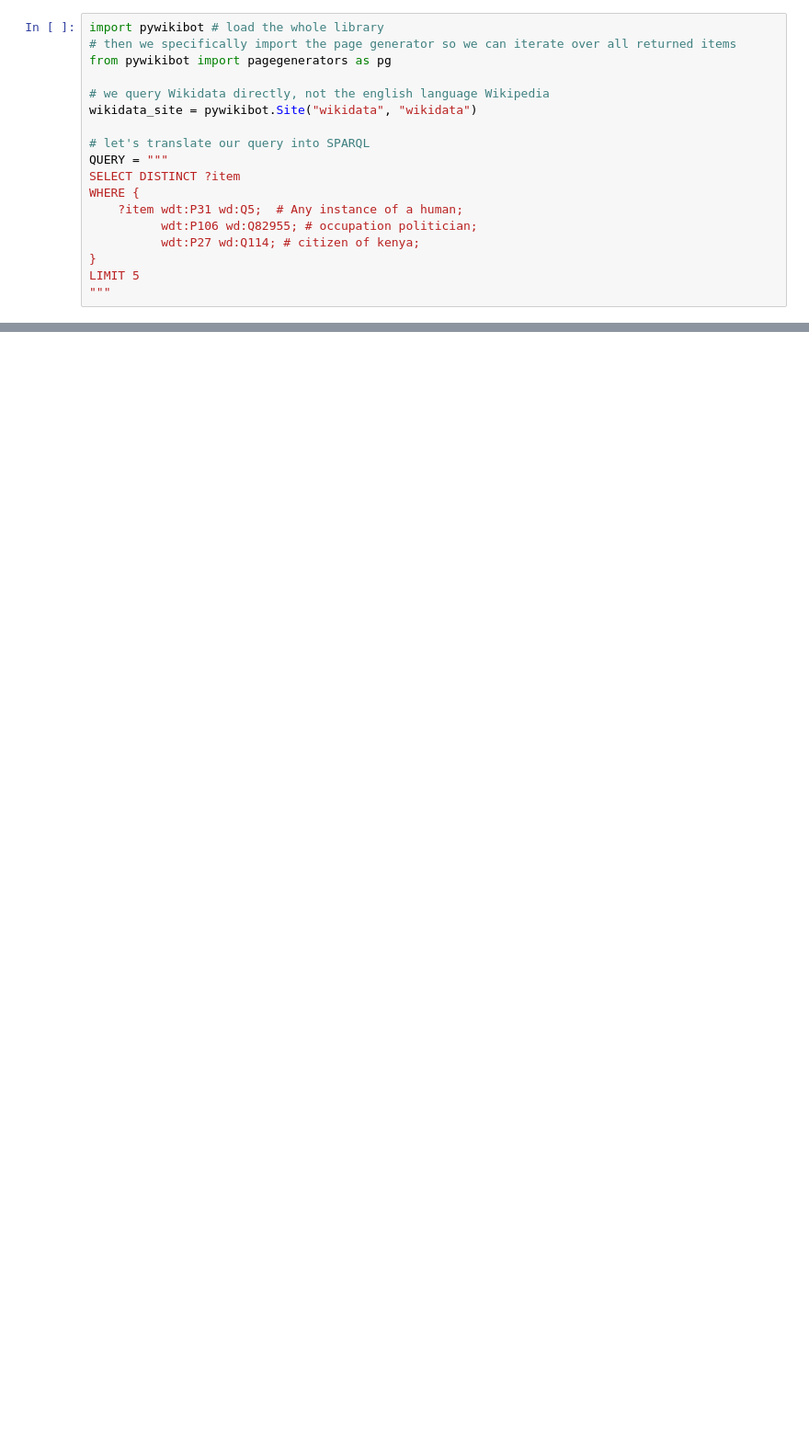
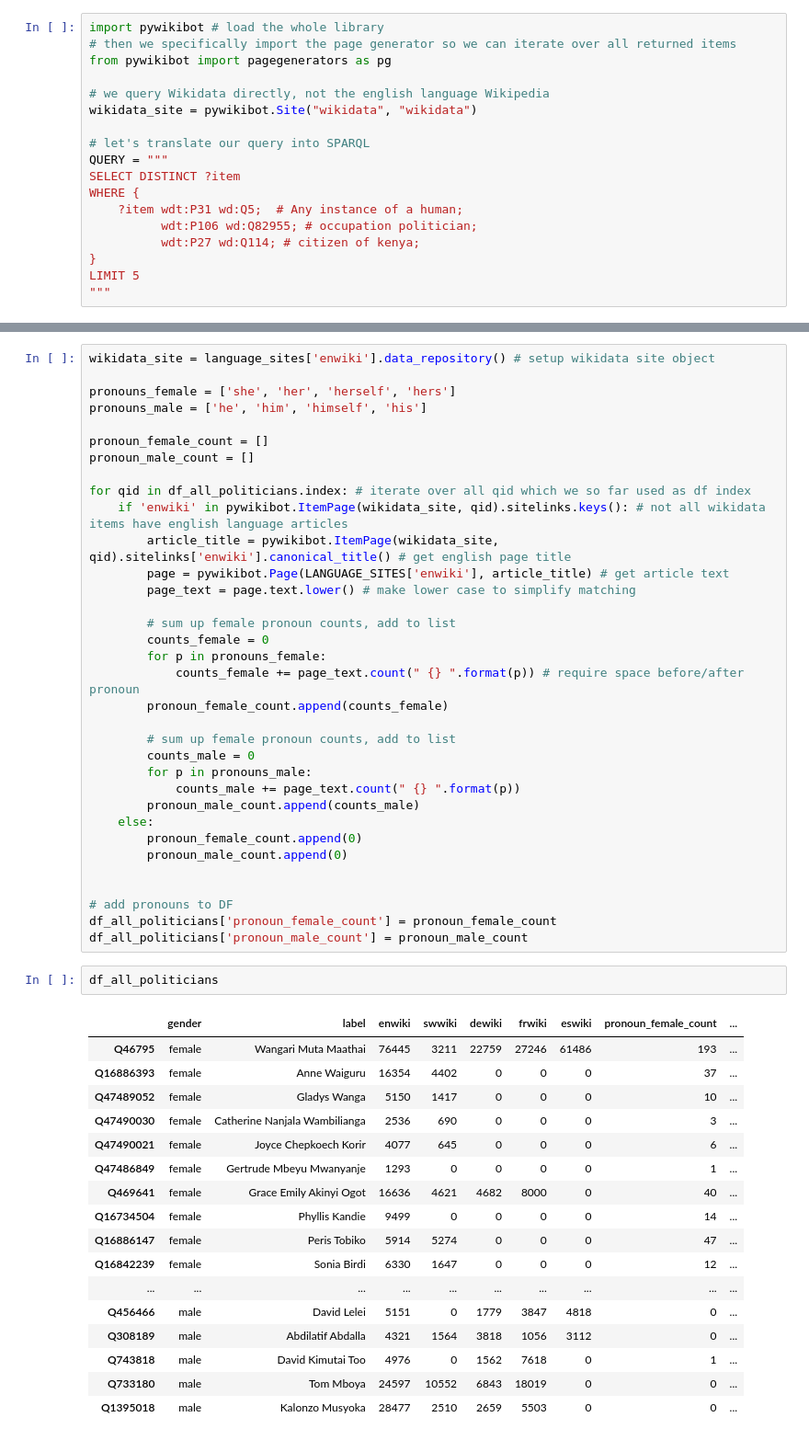
Before and after one commit to citizensandtech/sicss-wikipedia, a Jupyter notebook: 03-wikidata.fr.ipynb, the cells around one changed output, grey strips where cells are left out. Shown at 92% size. Saved outputs shown, nothing was run; the diff lists cells and outputs as text; blank space fills up the shorter version.

```diff
--- a/03-wikidata.fr.ipynb
+++ b/03-wikidata.fr.ipynb
@@ -117,0 +541,54 @@ And as you see in the `sitelinks`, Wikidata also returns the cross-links to othe
+# %%
+wikidata_site = language_sites['enwiki'].data_repository() # setup wikidata site object
+
+pronouns_female = ['she', 'her', 'herself', 'hers']
+pronouns_male = ['he', 'him', 'himself', 'his']
+
+pronoun_female_count = []
+pronoun_male_count = []
+
+for qid in df_all_politicians.index: # iterate over all qid which we so far used as df index
+    if 'enwiki' in pywikibot.ItemPage(wikidata_site, qid).sitelinks.keys(): # not all wikidata items have english language articles
+        article_title = pywikibot.ItemPage(wikidata_site, qid).sitelinks['enwiki'].canonical_title() # get english page title
+        page = pywikibot.Page(LANGUAGE_SITES['enwiki'], article_title) # get article text
+        page_text = page.text.lower() # make lower case to simplify matching
+
+        # sum up female pronoun counts, add to list
+        counts_female = 0
+        for p in pronouns_female:
+            counts_female += page_text.count(" {} ".format(p)) # require space before/after pronoun
+        pronoun_female_count.append(counts_female)
+
+        # sum up female pronoun counts, add to list
+        counts_male = 0
+        for p in pronouns_male:
+            counts_male += page_text.count(" {} ".format(p))
+        pronoun_male_count.append(counts_male)
+    else:
+        pronoun_female_count.append(0)
+        pronoun_male_count.append(0)
+
+
+# add pronouns to DF
+df_all_politicians['pronoun_female_count'] = pronoun_female_count
+df_all_politicians['pronoun_male_count'] = pronoun_male_count
+# %%
+df_all_politicians
+# %% [output]
+|  | gender | label | enwiki | swwiki | dewiki | frwiki | eswiki | pronoun_female_count | ... |
+| Q46795 | female | Wangari Muta Maathai | 76445 | 3211 | 22759 | 27246 | 61486 | 193 | ... |
+| Q16886393 | female | Anne Waiguru | 16354 | 4402 | 0 | 0 | 0 | 37 | ... |
+| Q47489052 | female | Gladys Wanga | 5150 | 1417 | 0 | 0 | 0 | 10 | ... |
+| Q47490030 | female | Catherine Nanjala Wambilianga | 2536 | 690 | 0 | 0 | 0 | 3 | ... |
+| Q47490021 | female | Joyce Chepkoech Korir | 4077 | 645 | 0 | 0 | 0 | 6 | ... |
+| Q47486849 | female | Gertrude Mbeyu Mwanyanje | 1293 | 0 | 0 | 0 | 0 | 1 | ... |
+| Q469641 | female | Grace Emily Akinyi Ogot | 16636 | 4621 | 4682 | 8000 | 0 | 40 | ... |
+| Q16734504 | female | Phyllis Kandie | 9499 | 0 | 0 | 0 | 0 | 14 | ... |
+| Q16886147 | female | Peris Tobiko | 5914 | 5274 | 0 | 0 | 0 | 47 | ... |
+| Q16842239 | female | Sonia Birdi | 6330 | 1647 | 0 | 0 | 0 | 12 | ... |
+| ... | ... | ... | ... | ... | ... | ... | ... | ... | ... |
+| Q456466 | male | David Lelei | 5151 | 0 | 1779 | 3847 | 4818 | 0 | ... |
+| Q308189 | male | Abdilatif Abdalla | 4321 | 1564 | 3818 | 1056 | 3112 | 0 | ... |
+| Q743818 | male | David Kimutai Too | 4976 | 0 | 1562 | 7618 | 0 | 1 | ... |
+| Q733180 | male | Tom Mboya | 24597 | 10552 | 6843 | 18019 | 0 | 0 | ... |
+| Q1395018 | male | Kalonzo Musyoka | 28477 | 2510 | 2659 | 5503 | 0 | 0 | ... |
```
Also changed, not shown: parts of 33 cells of this notebook, 10 other files.
